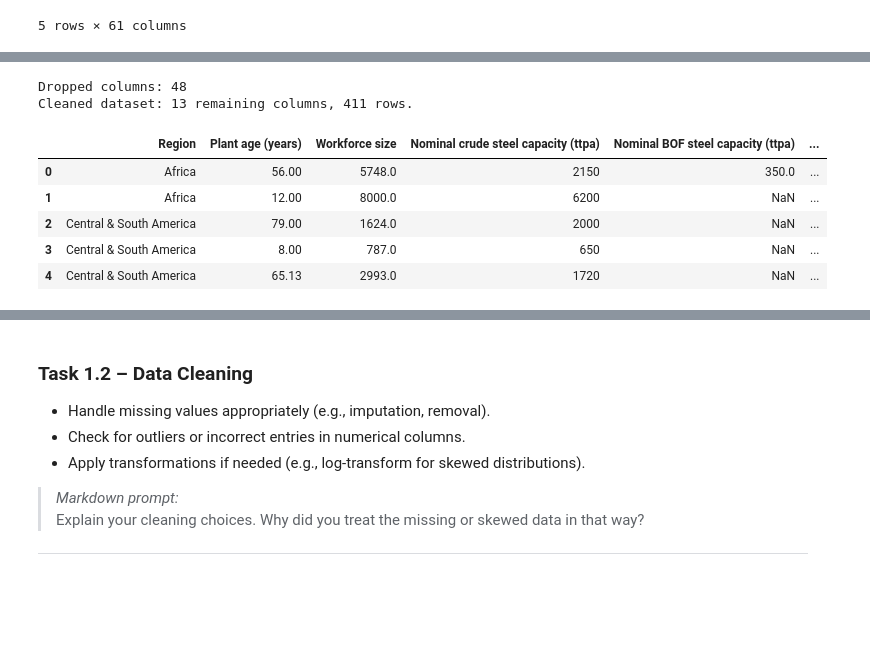
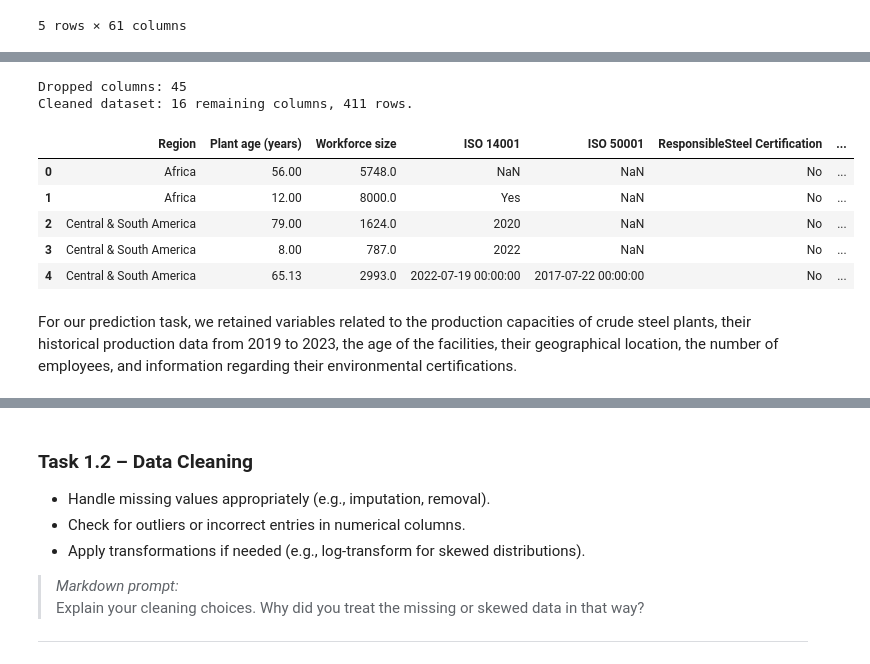
Before and after one commit to Vincksi/Climate-Risks, a Jupyter notebook: Lab2 - Modelling & Model Lifecycle/plant_production_predictions.ipynb, the cells around one changed output, grey strips where cells are left out. Saved outputs shown, nothing was run; the diff lists cells and outputs as text; code cells hidden in the pictures; blank space fills up the shorter version.

```diff
--- a/Lab2 - Modelling & Model Lifecycle/plant_production_predictions.ipynb
+++ b/Lab2 - Modelling & Model Lifecycle/plant_production_predictions.ipynb
@@ -184,40 +215,41 @@ cols_to_drop = [
     "Announced date", "Construction date", "Pre-retirement announcement date",
     "Idled date", "Retired date", "Start date",
 
     # Capacities and products
     "Ferronickel capacity (ttpa)", "Sinter plant capacity (ttpa)", "Coking plant capacity (ttpa)",
     "Pelletizing plant capacity (ttpa)", "Category steel product", "Steel products", "Steel sector end users",
 
     # Iron production
     "Nominal iron capacity (ttpa)", "Nominal BF capacity (ttpa)", "Nominal DRI capacity (ttpa)",
     "Other/unspecified iron capacity (ttpa)",
 
     # Steel production
     "2024",
 
-    # Certifications and sources
-    "ISO 14001", "ISO 50001", "ResponsibleSteel Certification",
+    # Sources
     "Power source", "Iron ore source", "Met coal source"
 ]
 
 # Determine which columns actually exist in the dataset
 existing_cols_to_drop = [col for col in cols_to_drop if col in crude_steel_plants.columns]
 
 # Drop the columns
 crude_steel_plants = crude_steel_plants.drop(columns=existing_cols_to_drop)
 
 # Print summary
 print(f"Dropped columns: {len(existing_cols_to_drop)}")
 print(f"Cleaned dataset: {crude_steel_plants.shape[1]} remaining columns, {crude_steel_plants.shape[0]} rows.\n")
 
 # Preview the cleaned dataset
 crude_steel_plants.head()
 # %% [output]
-Dropped columns: 48
-Cleaned dataset: 13 remaining columns, 411 rows.
+Dropped columns: 45
+Cleaned dataset: 16 remaining columns, 411 rows.
-|  | Region | Plant age (years) | Workforce size | Nominal crude steel capacity (ttpa) | Nominal BOF steel capacity (ttpa) | ... |
-| 0 | Africa | 56.00 | 5748.0 | 2150 | 350.0 | ... |
-| 1 | Africa | 12.00 | 8000.0 | 6200 | NaN | ... |
-| 2 | Central & South America | 79.00 | 1624.0 | 2000 | NaN | ... |
-| 3 | Central & South America | 8.00 | 787.0 | 650 | NaN | ... |
-| 4 | Central & South America | 65.13 | 2993.0 | 1720 | NaN | ... |
+|  | Region | Plant age (years) | Workforce size | ISO 14001 | ISO 50001 | ResponsibleSteel Certification | ... |
+| 0 | Africa | 56.00 | 5748.0 | NaN | NaN | No | ... |
+| 1 | Africa | 12.00 | 8000.0 | Yes | NaN | No | ... |
+| 2 | Central & South America | 79.00 | 1624.0 | 2020 | NaN | No | ... |
+| 3 | Central & South America | 8.00 | 787.0 | 2022 | NaN | No | ... |
+| 4 | Central & South America | 65.13 | 2993.0 | 2022-07-19 00:00:00 | 2017-07-22 00:00:00 | No | ... |
+# %% [markdown]
+For our prediction task, we retained variables related to the production capacities of crude steel plants, their historical production data from 2019 to 2023, the age of the facilities, their geographical location, the number of employees, and information regarding their environmental certifications.
```
Also changed, not shown: parts of 40 cells of this notebook, 2 other files.
